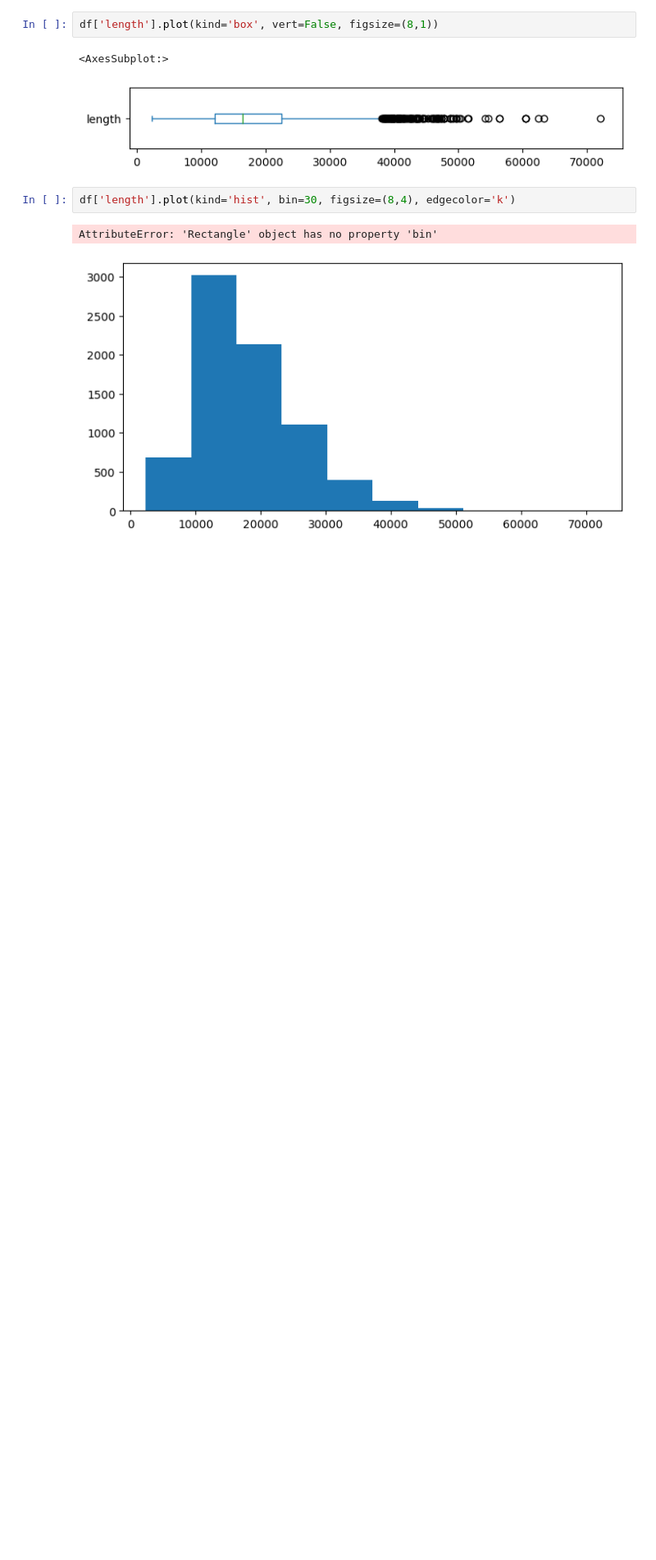
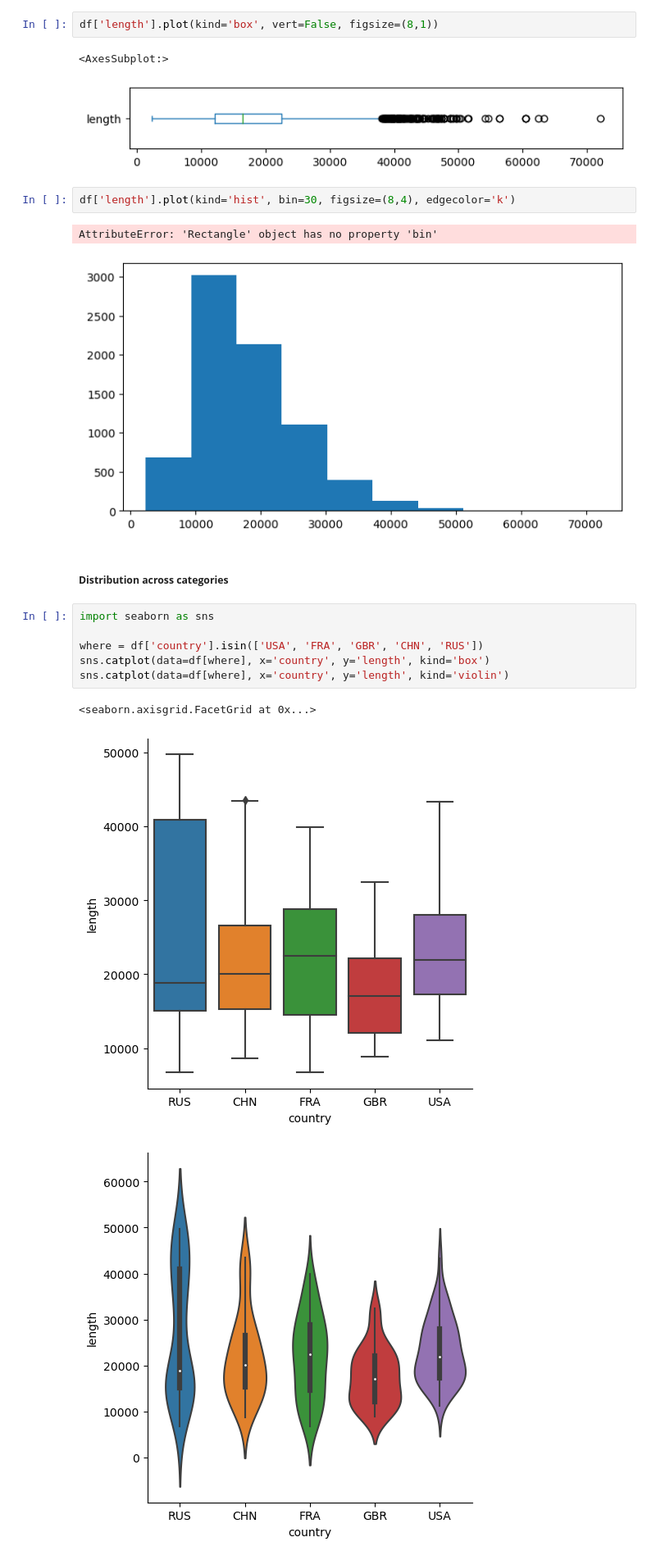
Before and after one commit to SamapanThongmee/CPE393_Text_Analytics, a Jupyter notebook: Lecture_2_Text_Visualization.ipynb, the cells around one changed output. Shown at 82% size. Drawn from its saved outputs; the diff is of its cells as text; blank space fills up the shorter version.

```diff
--- a/Lecture_2_Text_Visualization.ipynb
+++ b/Lecture_2_Text_Visualization.ipynb
@@ -101,3 +101,15 @@ df['length'].plot(kind='hist', bin=30, figsize=(8,4), edgecolor='k')
 # %% [output]
 AttributeError: 'Rectangle' object has no property 'bin'
 [figure]
+# %% [markdown]
+##### <b>Distribution across categories</b>
+# %%
+import seaborn as sns
+
+where = df['country'].isin(['USA', 'FRA', 'GBR', 'CHN', 'RUS'])
+sns.catplot(data=df[where], x='country', y='length', kind='box')
+sns.catplot(data=df[where], x='country', y='length', kind='violin')
+# %% [output]
+<seaborn.axisgrid.FacetGrid at 0x...>
+[figure, added]
+[figure, added]
```
Also changed, not shown: parts of 3 cells of this notebook.
